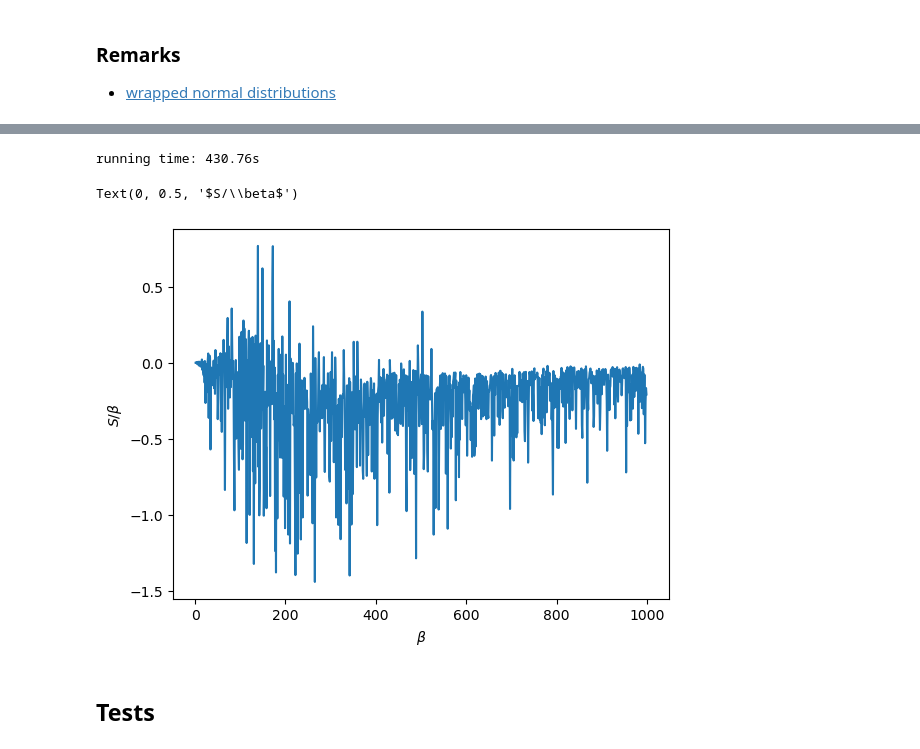
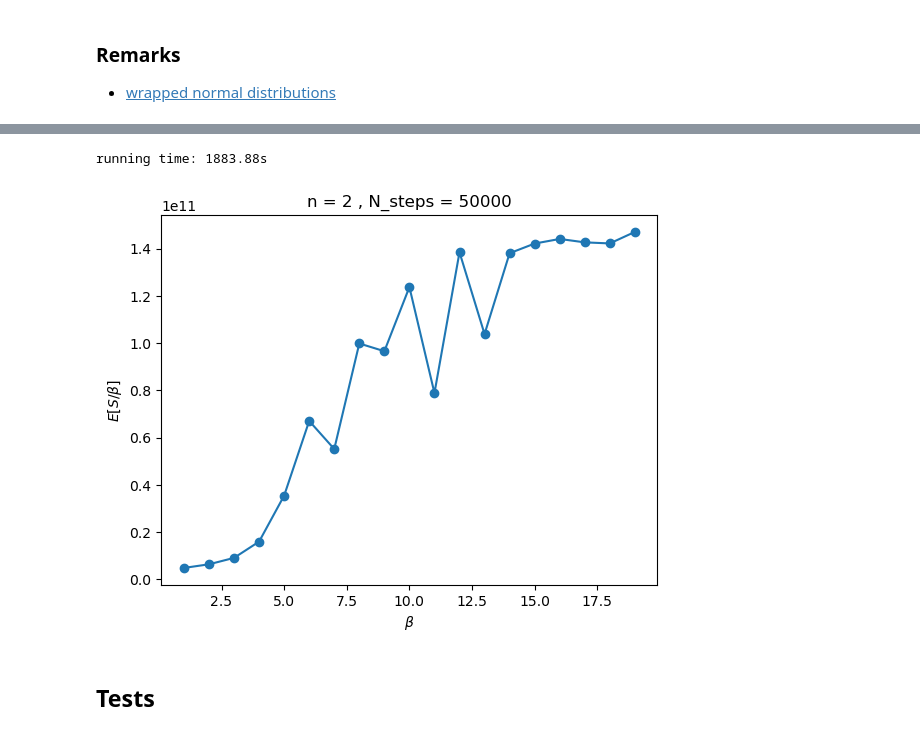
Before and after one commit to dHuberYoumans/CPNStN, a Jupyter notebook: toy_model/toy_model.ipynb, the cells around one changed output, grey strips where cells are left out. Drawn from its saved outputs; the diff is of its cells as text; code cells hidden in the pictures.

Commit message:
update toy model
now using real model

```diff
--- a/toy_model/toy_model.ipynb
+++ b/toy_model/toy_model.ipynb
@@ -66,7 +92,3 @@ def invPhi(p): # TS^n -> S^n x S^n / Delta
     v = (x*(np.inner(y,y) - 1) + 2*y ) / (np.inner(y,y) + 1)
 
     return u, v
-
-# TOY MODEL ACTION FUNCTIONAL
-def S(z:complex,w:complex,beta:float) -> float:
-    return  beta * np.inner(z,w.conjugate()) * np.inner(w, z.conjugate())
@@ -127,36 +260,44 @@ def MCMC_toy(z0:complex,w0:complex,beta:float,N_steps:int,burnin:int,k:int) -> t
 # %%
-z0 = np.array([1 + 0j,1j])
-z0 /= np.abs(z0)
-w0 = np.array([1 + 0j,1j])
-w0 /= np.abs(z0)
+# z0 = np.array([1 + 0j,1j])
+# z0 /= np.sqrt( np.sum(np.abs(z0)) )
+# w0 = np.array([1 + 0j,1j])
+# w0 /=np.sqrt( np.sum(np.abs(w0)) )
+n = 2
 
-N = 10_000
+# INITIAL POINTS ON SPHERE
+Z0 = np.random.normal(loc=0,scale=1,size = (2*n + 2)).reshape(-1,1)
+Z0 /= np.linalg.norm(Z0)
+
+W0 = np.random.normal(loc=0,scale=1,size = (2*n + 2)).reshape(-1,1)
+W0 /= np.linalg.norm(W0)
+
+N_steps = 50_000
 
 t0 = time.time()
 
 obs = []
 
-Nbeta = 1_000
+Nbeta = 20
 
 for beta in range(1,Nbeta):
 
-    z_samples, w_samples, alpha = MCMC_toy(z0,w0,beta,N,burnin=200,k=5)
-    obs.append(S(z_samples,w_samples,beta).real.mean()/beta)
+    Z_samples, W_samples, alpha = MCMC_toy(n=n,Z0=Z0,W0=W0,beta=beta,N_steps=N_steps,burnin=200,k=5)
+    obs.append(- S(n,Z_samples,W_samples,beta).real.mean()/beta)
 
     print(f'{beta}/{Nbeta}',end='\r')
 
 
 print(f'running time: {time.time() - t0:.2f}s')
 # %% [output]
-running time: 430.76s
+running time: 1883.88s
 # %%
 beta = range(1,Nbeta)
-plt.plot(beta,obs)
+plt.plot(beta,obs,'o-')
 plt.xlabel(f'$\\beta$')
-plt.ylabel(f'$S/\\beta$');
+plt.ylabel(f'$E[S / \\beta]$')
+plt.title(f'{n = } , {N_steps = }');
 # %% [output]
-Text(0, 0.5, '$S/\\beta$')
-[figure, old version]
+[figure, new version]
 # %% [markdown]
 ## Tests
 # %%
```
Also changed, not shown: parts of 6 cells of this notebook.
